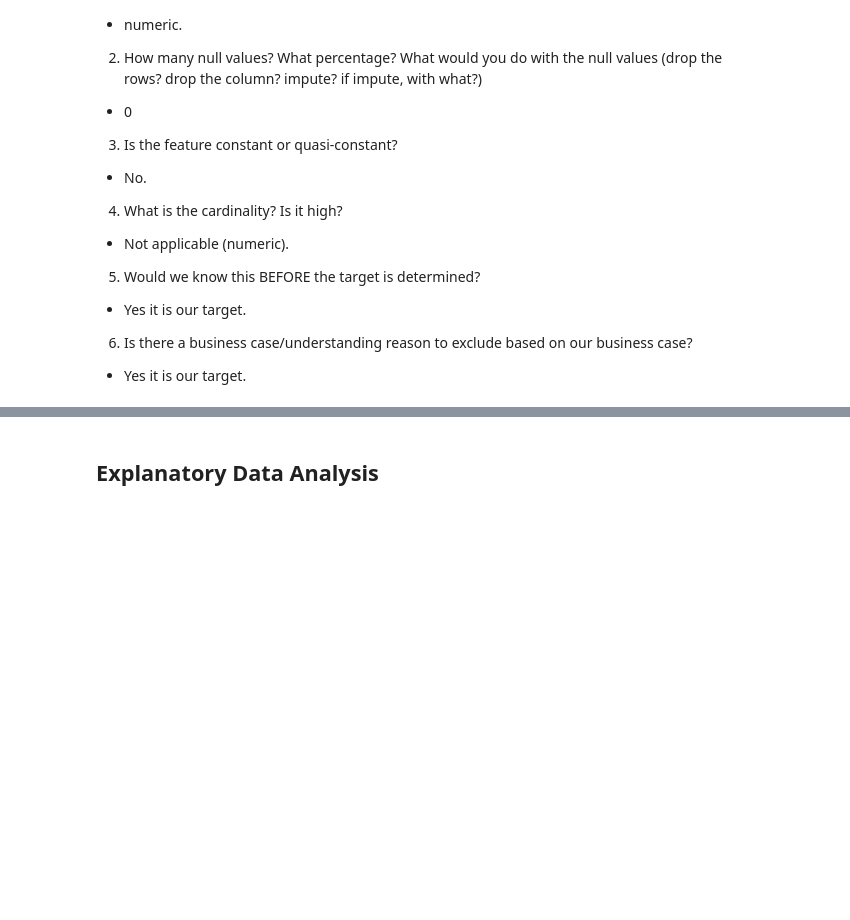
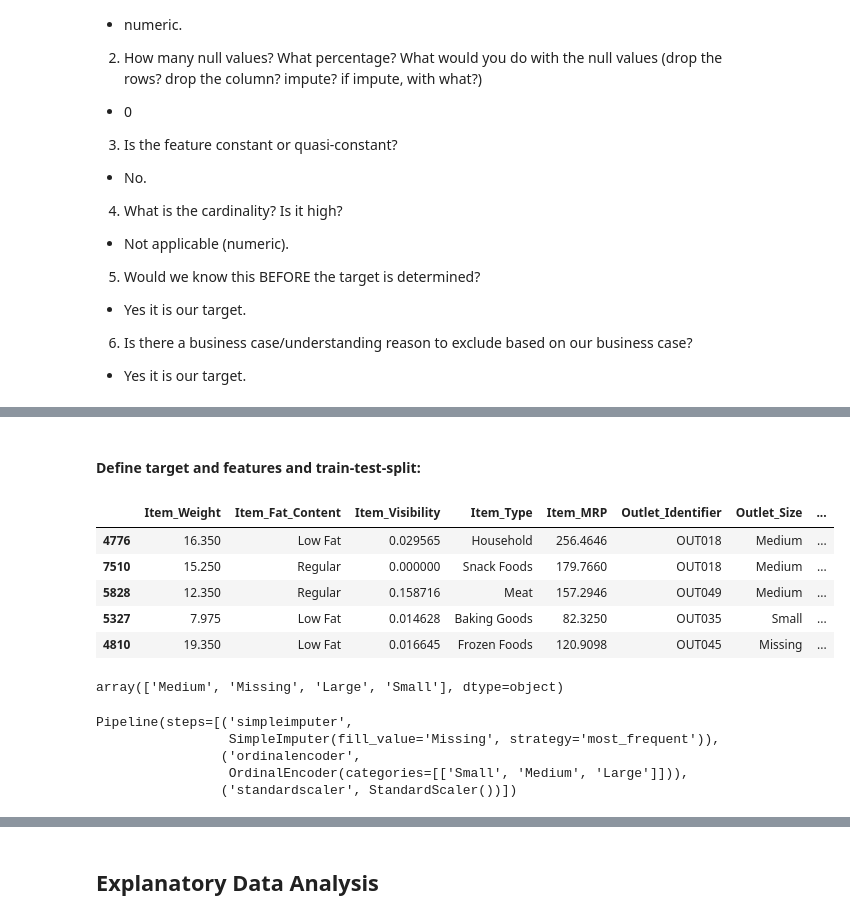
Before and after one commit to Sergio-Rodriguez24/Prediction-of-Product-Sales, a Jupyter notebook: Prediction_of_Product_Sales.ipynb, the cells around one changed output, grey strips where cells are left out. Saved outputs shown, nothing was run; the diff lists cells and outputs as text; code cells hidden in the pictures; blank space fills up the shorter version.

```diff
--- a/Prediction_of_Product_Sales.ipynb
+++ b/Prediction_of_Product_Sales.ipynb
@@ -18,3 +11,19 @@ import matplotlib.pyplot as plt
+# %%
+# Import packages
+import pandas as pd
+import numpy as np
+import matplotlib.pyplot as plt
+import seaborn as sns
+pd.set_option('display.max_columns',100)
+import missingno
+from sklearn.model_selection import train_test_split
+from sklearn.compose import ColumnTransformer
+from sklearn.preprocessing import StandardScaler, OneHotEncoder, OrdinalEncoder
+from sklearn.pipeline import make_pipeline
+from sklearn.impute import SimpleImputer
+# Set pandas as the default output for sklearn
+from sklearn import set_config
+set_config(transform_output='pandas')
 # %% [markdown]
 ## EDA fuctions
 # %%
@@ -1192,0 +1212,5 @@ explore_numeric(df_sp,feature);
+# %%
+# target trying to predict
+y = df_sp["Item_Outlet_Sales"]
+#The features we would use to make the prediction
+x = df_sp.drop(columns = "Item_Outlet_Sales")
@@ -1192,0 +1290,40 @@ explore_numeric(df_sp,feature);
+# %% [markdown]
+#### Define target and features and train-test-split:
+# %%
+# Train test split
+X_train,X_test,y_train,y_test = train_test_split(x,y,random_state=42)
+X_train.head()
+# %% [output]
+|  | Item_Weight | Item_Fat_Content | Item_Visibility | Item_Type | Item_MRP | Outlet_Identifier | Outlet_Size | ... |
+| 4776 | 16.350 | Low Fat | 0.029565 | Household | 256.4646 | OUT018 | Medium | ... |
+| 7510 | 15.250 | Regular | 0.000000 | Snack Foods | 179.7660 | OUT018 | Medium | ... |
+| 5828 | 12.350 | Regular | 0.158716 | Meat | 157.2946 | OUT049 | Medium | ... |
+| 5327 | 7.975 | Low Fat | 0.014628 | Baking Goods | 82.3250 | OUT035 | Small | ... |
+| 4810 | 19.350 | Low Fat | 0.016645 | Frozen Foods | 120.9098 | OUT045 | Missing | ... |
+# %%
+df_sp['Outlet_Size'].unique()
+# %% [output]
+array(['Medium', 'Missing', 'Large', 'Small'], dtype=object)
+# %%
+# Prepare ordinal pipeline
+ord_cols = ['Outlet_Size']
+
+# Impute Most common
+impute_common = SimpleImputer(strategy='most_frequent', fill_value= 'Missing')
+
+# Ordinal Encoder
+outlet_Size_order = ['Small','Medium','Large']
+ord_encoder = OrdinalEncoder(categories = [outlet_Size_order])
+
+# Scaler
+scaler = StandardScaler()
+
+# make a pipeline
+ord_pipe = make_pipeline(impute_common, ord_encoder, scaler)
+ord_pipe
+# %% [output]
+Pipeline(steps=[('simpleimputer',
+                 SimpleImputer(fill_value='Missing', strategy='most_frequent')),
+                ('ordinalencoder',
+                 OrdinalEncoder(categories=[['Small', 'Medium', 'Large']])),
+                ('standardscaler', StandardScaler())])
```
Also changed, not shown: parts of 28 cells of this notebook.
